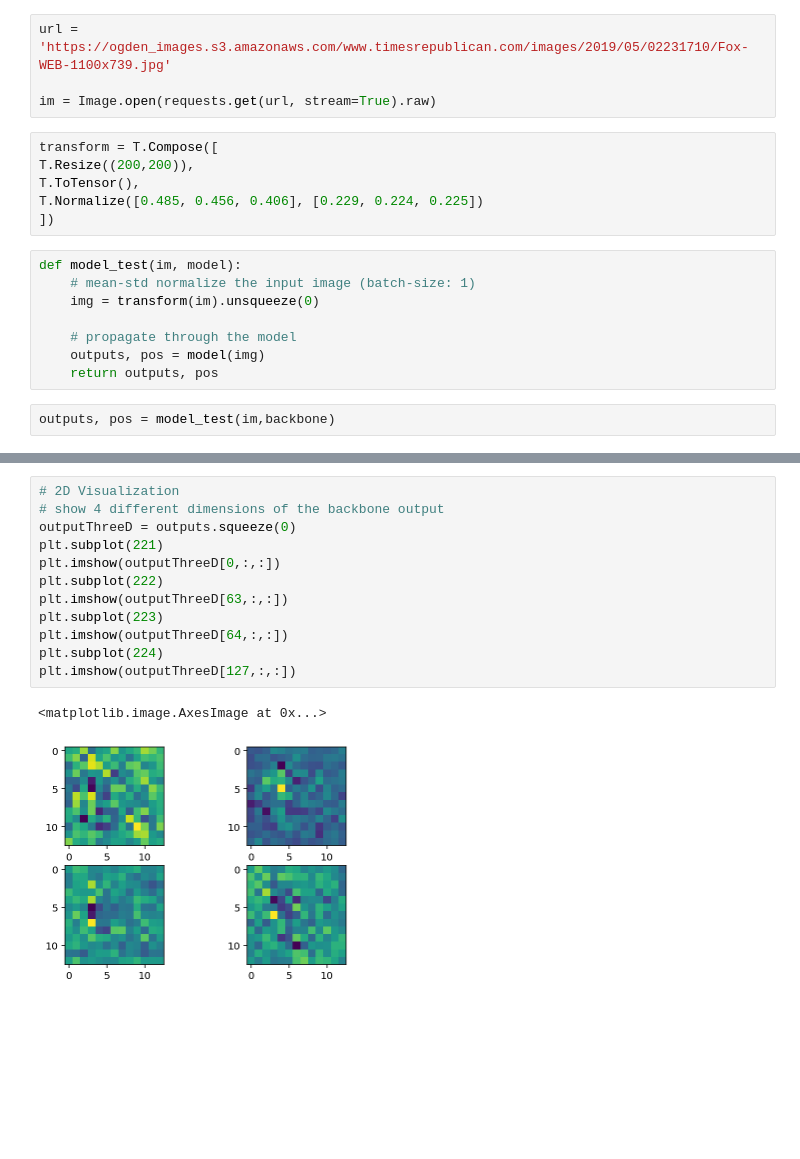
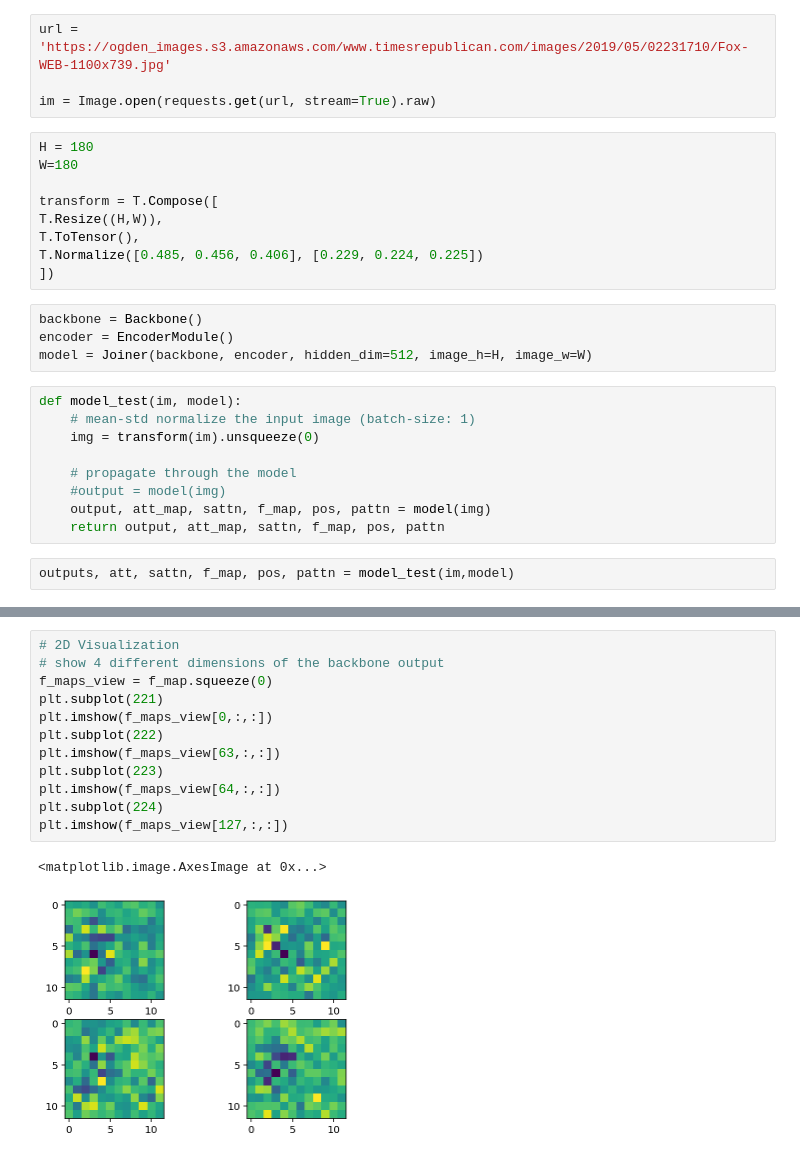
Before and after one commit to mormille/self-attention-regularization, a Jupyter notebook: Testing.ipynb, the cells around one changed output, grey strips where cells are left out. Saved outputs shown, nothing was run; the diff lists cells and outputs as text; blank space fills up the shorter version.

```diff
--- a/Testing.ipynb
+++ b/Testing.ipynb
@@ -24,18 +25,26 @@ url = 'https://ogden_images.s3.amazonaws.com/www.timesrepublican.com/images/2019
 
 im = Image.open(requests.get(url, stream=True).raw)
 # %%
+H = 180
+W=180
+
 transform = T.Compose([
-T.Resize((200,200)),
+T.Resize((H,W)),
 T.ToTensor(),
 T.Normalize([0.485, 0.456, 0.406], [0.229, 0.224, 0.225])
 ])
+# %%
+backbone = Backbone()
+encoder = EncoderModule()
+model = Joiner(backbone, encoder, hidden_dim=512, image_h=H, image_w=W)
 # %%
 def model_test(im, model):
     # mean-std normalize the input image (batch-size: 1)
     img = transform(im).unsqueeze(0)
 
     # propagate through the model
-    outputs, pos = model(img)
-    return outputs, pos
+    #output = model(img)
+    output, att_map, sattn, f_map, pos, pattn = model(img)
+    return output, att_map, sattn, f_map, pos, pattn
 # %%
-outputs, pos = model_test(im,backbone)
+outputs, att, sattn, f_map, pos, pattn = model_test(im,model)
@@ -58,18 +102,18 @@ plt.imshow(pos[0,511,:,:])
 # %%
 # 2D Visualization
 # show 4 different dimensions of the backbone output
-outputThreeD = outputs.squeeze(0)
+f_maps_view = f_map.squeeze(0)
 plt.subplot(221)
-plt.imshow(outputThreeD[0,:,:])
+plt.imshow(f_maps_view[0,:,:])
 plt.subplot(222)
-plt.imshow(outputThreeD[63,:,:])
+plt.imshow(f_maps_view[63,:,:])
 plt.subplot(223)
-plt.imshow(outputThreeD[64,:,:])
+plt.imshow(f_maps_view[64,:,:])
 plt.subplot(224)
-plt.imshow(outputThreeD[127,:,:])
+plt.imshow(f_maps_view[127,:,:])
 # %% [output]
 <matplotlib.image.AxesImage at 0x...>
-[figure, old version]
+[figure, new version]
 # %%
 # 2D Visualization
 # show 4 different dimensions of the encoder output
```
Also changed, not shown: parts of 17 cells of this notebook, 4 other files.
